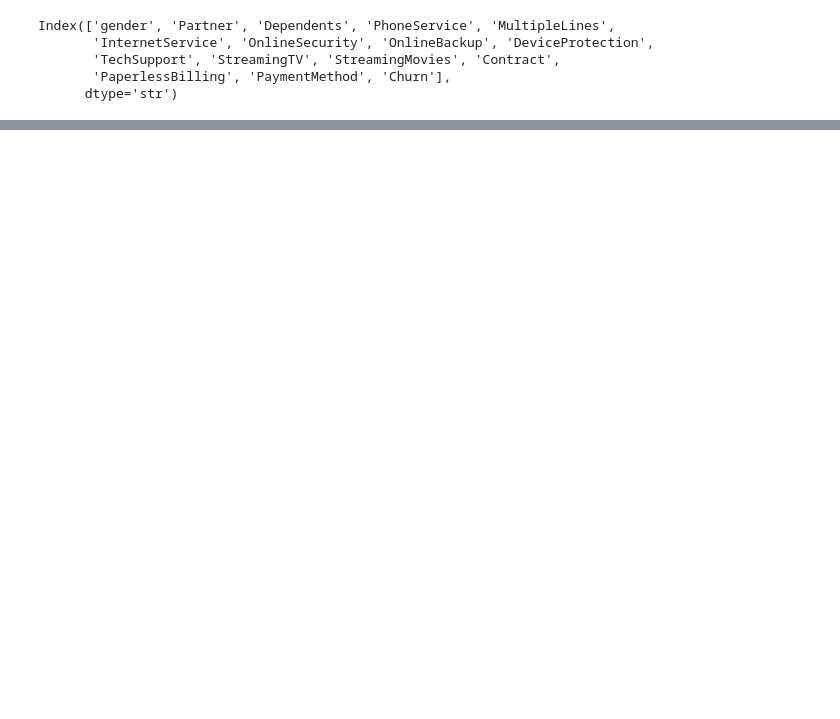
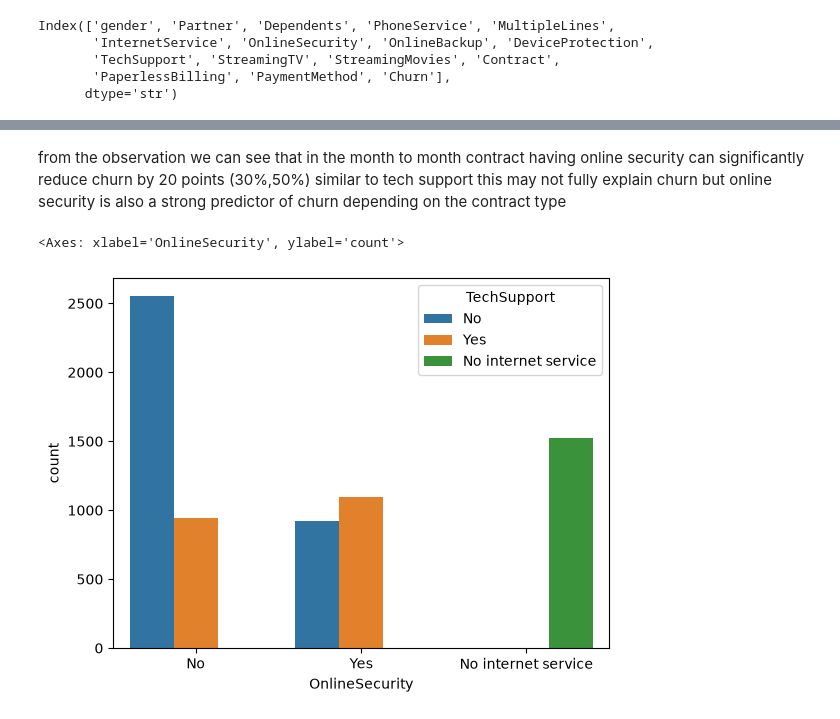
Before and after one commit to SuryanshThapliyal/IBM-Telco-customer-churn-prediction, a Jupyter notebook: customer_churn.ipynb, the cells around one changed output, grey strips where cells are left out. Drawn from its saved outputs; the diff is of its cells as text; code cells hidden in the pictures; blank space fills up the shorter version.

```diff
--- a/customer_churn.ipynb
+++ b/customer_churn.ipynb
@@ -586,0 +646,7 @@ Index(['gender', 'Partner', 'Dependents', 'PhoneService', 'MultipleLines',
+# %% [markdown]
+from the observation we can see that in the month to month contract having online security can significantly reduce churn by 20 points (30%,50%) similar to tech support this may not fully explain churn but online security is also a strong predictor of churn depending on the contract type
+# %%
+sns.countplot(x=df['OnlineSecurity'], hue=df['TechSupport'])
+# %% [output]
+<Axes: xlabel='OnlineSecurity', ylabel='count'>
+[figure, added]
```
Also changed, not shown: parts of 29 cells of this notebook.
